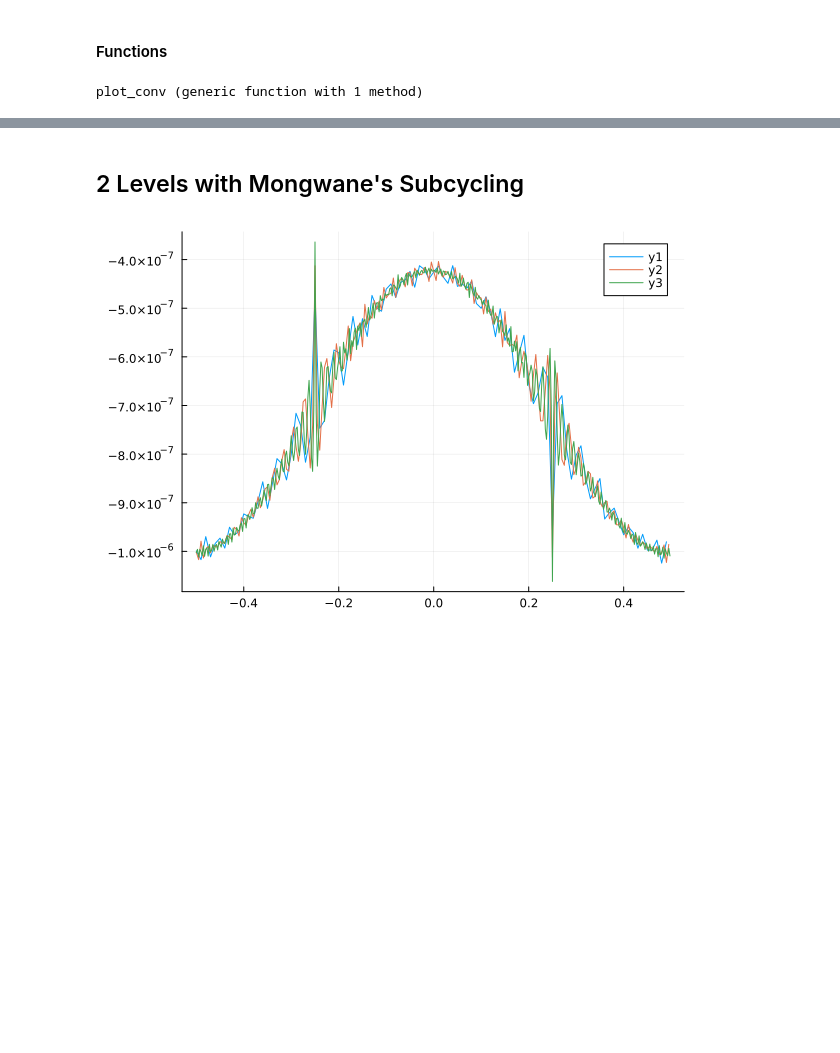
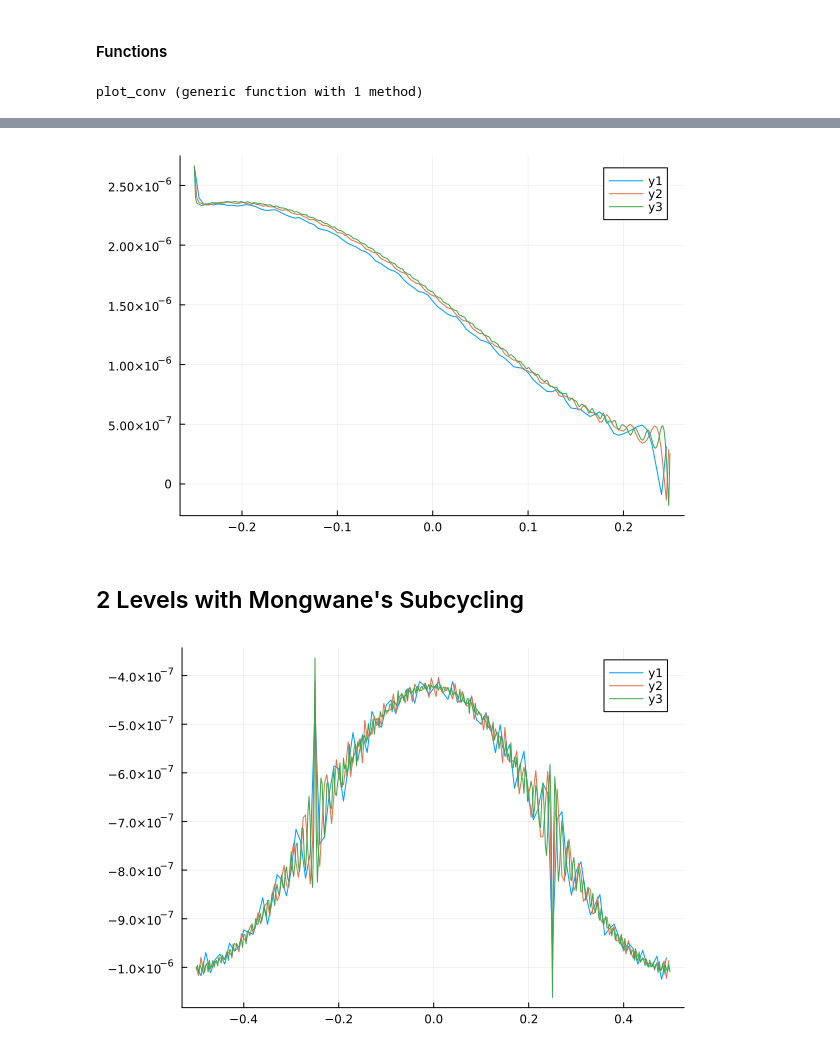
Before and after one commit to lwJi/Docs-Subcycling, a Jupyter notebook: ipynb/Covergence.ipynb, the cells around one changed output, grey strips where cells are left out. Cells and saved outputs as stored; diff of their text form; code cells hidden in the pictures; blank space fills up the shorter version.

```diff
--- a/ipynb/Covergence.ipynb
+++ b/ipynb/Covergence.ipynb
@@ -34,3 +46,15 @@ plot_conv (generic function with 1 method)
+# %%
+nxs = [100, 200, 400]
+nbuf = 2
+plot_conv(
+    [
+        "scalarwave_2levels_nx100_MongwaneTrans",
+        "scalarwave_2levels_nx200_MongwaneTrans",
+        "scalarwave_2levels_nx400_MongwaneTrans"
+    ],
+    nxs, nbuf; lev = 2, cord = 4, tmax = 1.0)
+# %% [output]
+[figure, added]
 # %% [markdown]
 ## 2 Levels with Mongwane's Subcycling
 # %%
```
Also changed, not shown: parts of 1 cell of this notebook, 3 other files.
